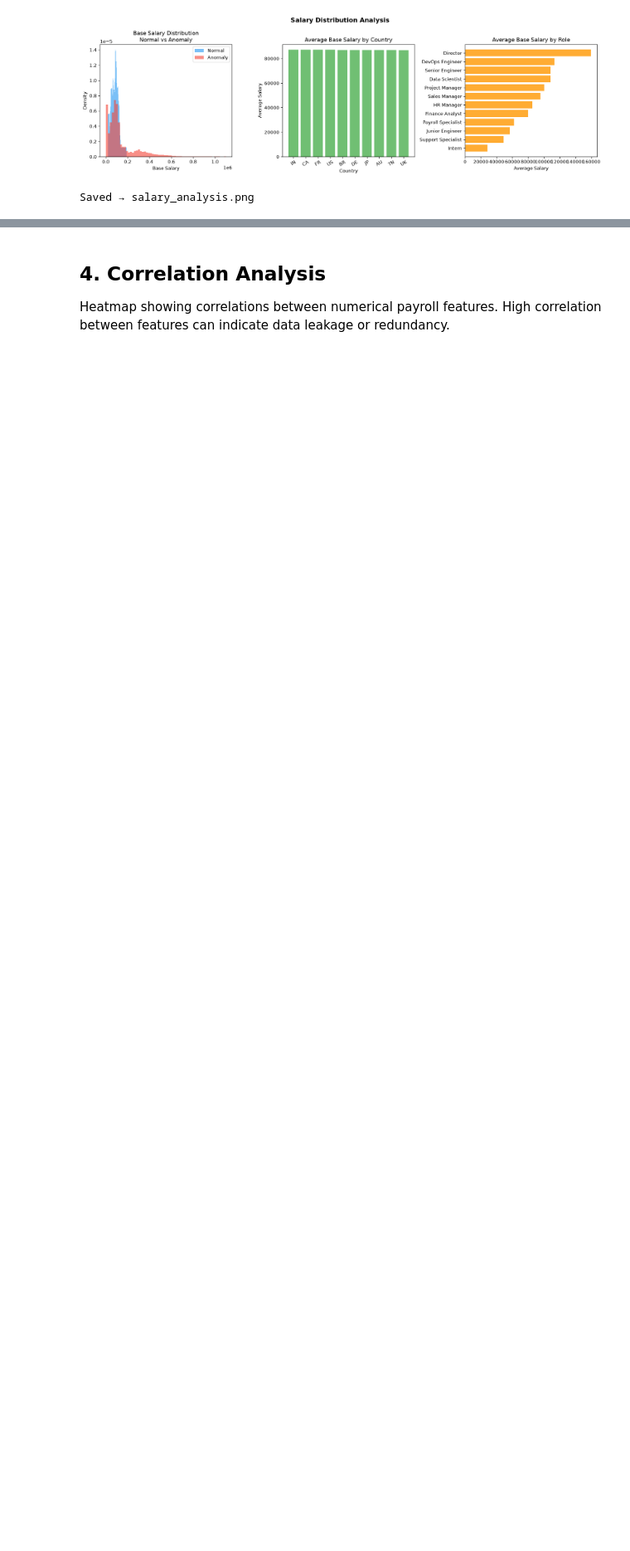
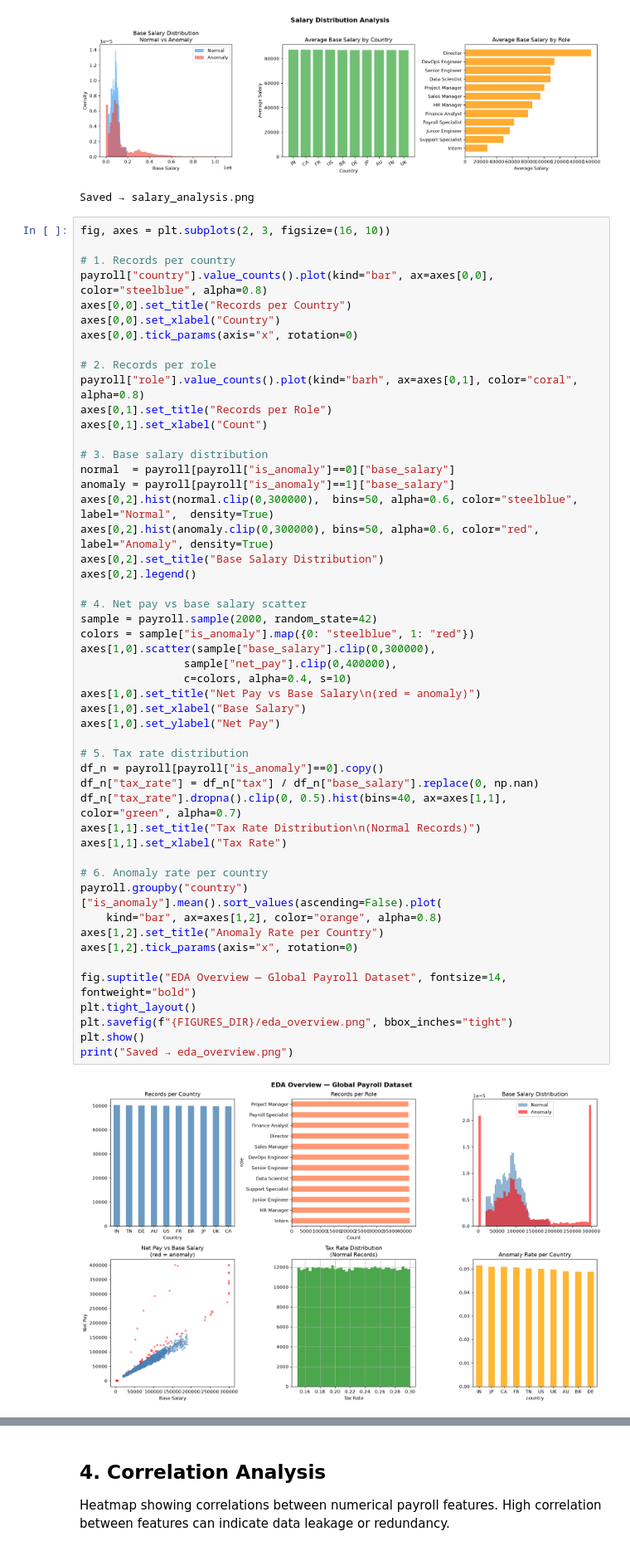
Before and after one commit to lynamedina/payroll-anomaly-detection, a Jupyter notebook: notebooks/exploration.ipynb, the cells around one changed output, grey strips where cells are left out. Shown at 83% size. Drawn from its saved outputs; the diff is of its cells as text; blank space fills up the shorter version.

```diff
--- a/notebooks/exploration.ipynb
+++ b/notebooks/exploration.ipynb
@@ -185,3 +185,55 @@ print("Saved → salary_analysis.png")
 # %% [output]
 [figure]
 Saved → salary_analysis.png
+# %%
+fig, axes = plt.subplots(2, 3, figsize=(16, 10))
+
+# 1. Records per country
+payroll["country"].value_counts().plot(kind="bar", ax=axes[0,0], color="steelblue", alpha=0.8)
+axes[0,0].set_title("Records per Country")
+axes[0,0].set_xlabel("Country")
+axes[0,0].tick_params(axis="x", rotation=0)
+
+# 2. Records per role
+payroll["role"].value_counts().plot(kind="barh", ax=axes[0,1], color="coral", alpha=0.8)
+axes[0,1].set_title("Records per Role")
+axes[0,1].set_xlabel("Count")
+
+# 3. Base salary distribution
+normal  = payroll[payroll["is_anomaly"]==0]["base_salary"]
+anomaly = payroll[payroll["is_anomaly"]==1]["base_salary"]
+axes[0,2].hist(normal.clip(0,300000),  bins=50, alpha=0.6, color="steelblue", label="Normal",  density=True)
+axes[0,2].hist(anomaly.clip(0,300000), bins=50, alpha=0.6, color="red",       label="Anomaly", density=True)
+axes[0,2].set_title("Base Salary Distribution")
+axes[0,2].legend()
+
+# 4. Net pay vs base salary scatter
+sample = payroll.sample(2000, random_state=42)
+colors = sample["is_anomaly"].map({0: "steelblue", 1: "red"})
+axes[1,0].scatter(sample["base_salary"].clip(0,300000),
+                sample["net_pay"].clip(0,400000),
+                c=colors, alpha=0.4, s=10)
+axes[1,0].set_title("Net Pay vs Base Salary\n(red = anomaly)")
+axes[1,0].set_xlabel("Base Salary")
+axes[1,0].set_ylabel("Net Pay")
+
+# 5. Tax rate distribution
+df_n = payroll[payroll["is_anomaly"]==0].copy()
+df_n["tax_rate"] = df_n["tax"] / df_n["base_salary"].replace(0, np.nan)
+df_n["tax_rate"].dropna().clip(0, 0.5).hist(bins=40, ax=axes[1,1], color="green", alpha=0.7)
+axes[1,1].set_title("Tax Rate Distribution\n(Normal Records)")
+axes[1,1].set_xlabel("Tax Rate")
+
+# 6. Anomaly rate per country
+payroll.groupby("country")["is_anomaly"].mean().sort_values(ascending=False).plot(
+    kind="bar", ax=axes[1,2], color="orange", alpha=0.8)
+axes[1,2].set_title("Anomaly Rate per Country")
+axes[1,2].tick_params(axis="x", rotation=0)
+
+fig.suptitle("EDA Overview — Global Payroll Dataset", fontsize=14, fontweight="bold")
+plt.tight_layout()
+plt.savefig(f"{FIGURES_DIR}/eda_overview.png", bbox_inches="tight")
+plt.show()
+print("Saved → eda_overview.png")
+# %% [output]
+[figure, added]
```
Also changed, not shown: parts of 1 cell of this notebook, 15 other files.
